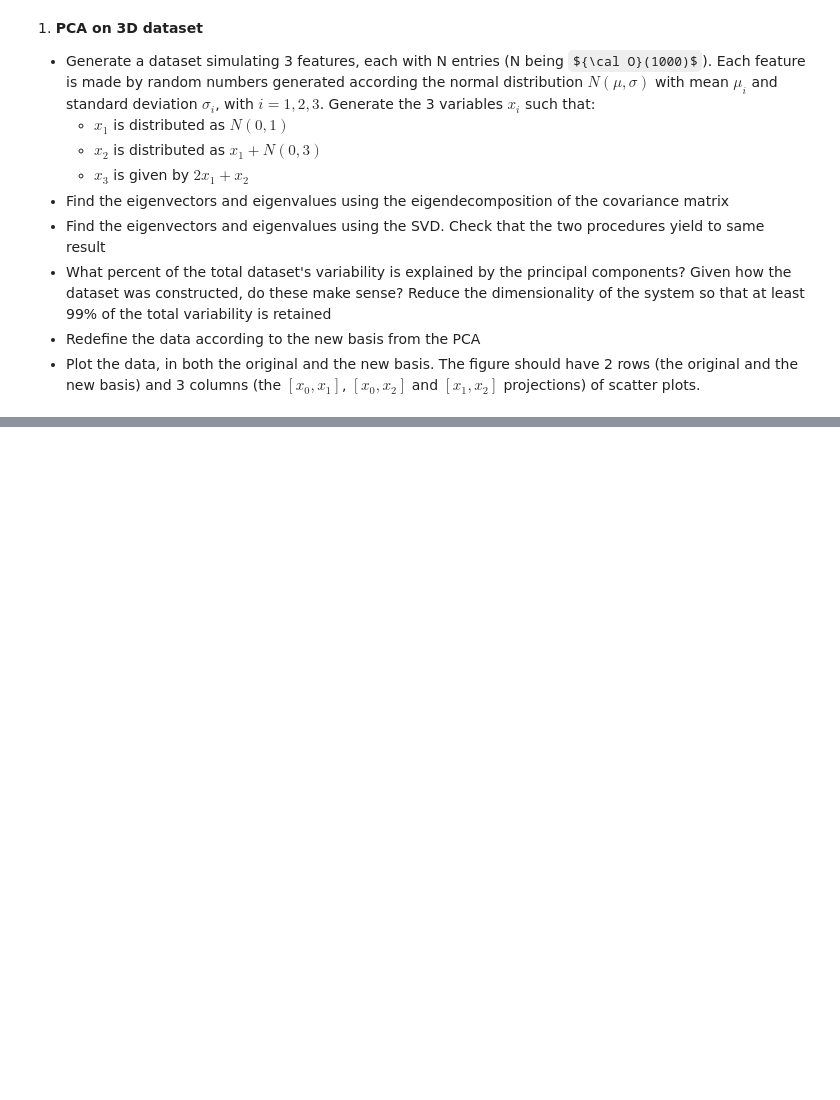
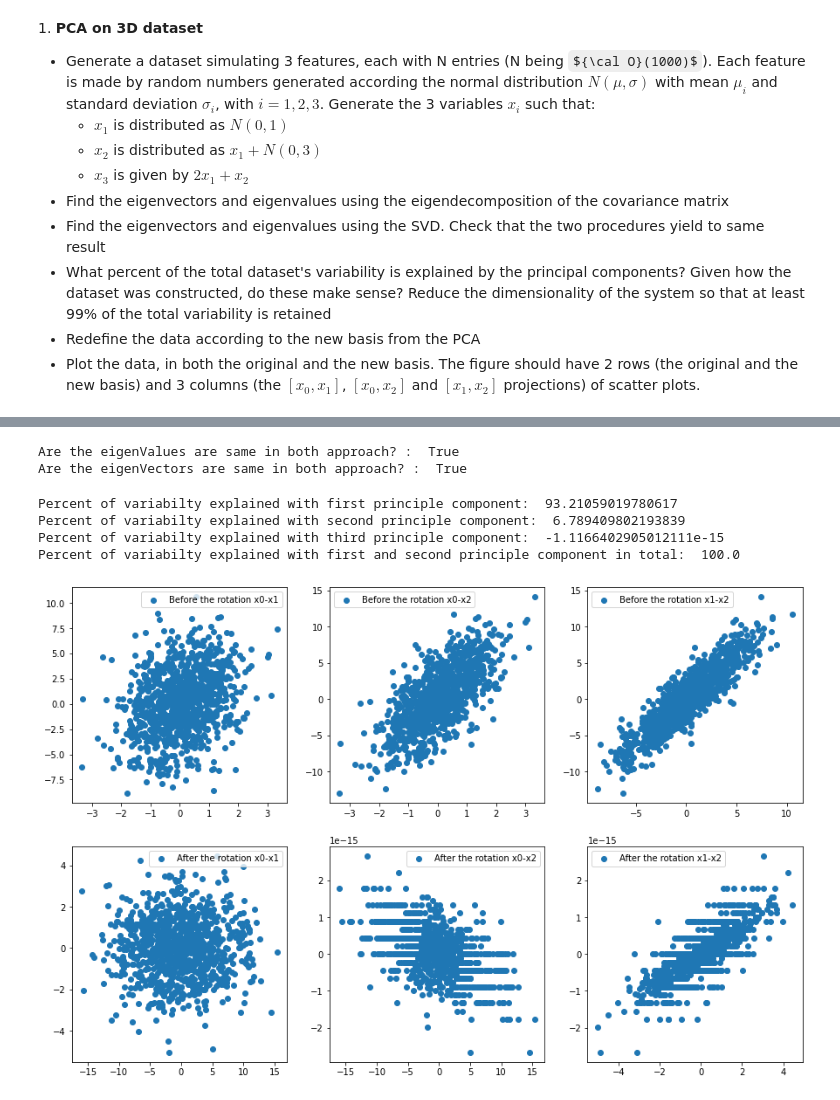
Before and after one commit to oemercemtabar/ScientificComputingWithPython2022, a Jupyter notebook: HW8_ÖmerCemTabar.ipynb, the cells around one changed output, grey strips where cells are left out. Cells and saved outputs as stored; diff of their text form; code cells hidden in the pictures; some formulas as TeX source; blank space fills up the shorter version.

```diff
--- a/HW8_ÖmerCemTabar.ipynb
+++ b/HW8_ÖmerCemTabar.ipynb
@@ -129,0 +165,70 @@ False
+# %%
+########################################################################################
+
+############## YIELDING SAME RESULT CHECK ##############################################
+
+#Rows in the Tranpose of the Unitary Matrix V are the eigenvectors(SVD)
+#Whereas the columns in the eigenVector matrix is the eigenvectors
+
+truthValueEigenValues = np.allclose(eigenValues, SpectrumMatrix)
+truthValueEigenVectors = np.allclose(eigenVectors, UnitaryMatrixU)
+
+print("Are the eigenValues are same in both approach? : ",truthValueEigenValues)
+print("Are the eigenVectors are same in both approach? : ",truthValueEigenVectors)
+
+#######################################################################################
+# %% [output]
+Are the eigenValues are same in both approach? :  True
+Are the eigenVectors are same in both approach? :  True
+# %%
+#RECAP
+#The eigenvectors with the lowest eigenvalues bear the least information the distrubtion of the data
+#These are the ones that can be dropped
+#Since we have previously ranked the eigenvalues from highest to lowest
+#We do not need for ranking operation
+
+print("Percent of variabilty explained with first principle component: ", eigenValues[0]/ np.sum(eigenValues) * 100)
+print("Percent of variabilty explained with second principle component: ", eigenValues[1]/ np.sum(eigenValues) * 100)
+print("Percent of variabilty explained with third principle component: ", eigenValues[2]/ np.sum(eigenValues) * 100)
+
+#It is obvious that the first and second principle component gives the most variance(percent of the variability) of the data.
+#However, third principle component has no influence on the data's variability
+#Hence below calculation gives the total percent of variability of first two principle components
+print("Percent of variabilty explained with first and second principle component in total: ", np.sum([eigenValues[0], eigenValues[1]]) / np.sum(eigenValues) * 100)
+#We know that first principle component is showing the most of the variance
+#Also second principle components has the second infulential variance
+#Using first principal component and second principal component, we retain 100% variability.
+#By taking into consideration of the creation of dataset, this totally makes sense.
+#That is why dimensionality reductions will be done accordingly.
+#However PCA3 component in this calculations, has no effect or contribution to the dataset
+# %% [output]
+Percent of variabilty explained with first principle component:  93.21059019780617
+Percent of variabilty explained with second principle component:  6.789409802193839
+Percent of variabilty explained with third principle component:  -1.1166402905012111e-15
+Percent of variabilty explained with first and second principle component in total:  100.0
+# %%
+#Rotate all the data points accordingly to the new base by multiplying by the transpose of matrix V
+#Redifining the data according to the new basis of PCA
+rotatedDataset = np.dot(eigenVectors.T, dataset)
+# %%
+#Plotting the appliances in accordance with the PCA components
+#Upper cells denotes the sampling of the features before the rotation (data's shown in pairwise)
+#Lower cells denotes the sampling of the features after the rotation (data's shown in pairwise)
+
+fig, ax = plt.subplots(2,3,figsize=(15, 10))
+ax[0,0].scatter(dataset[0,:],dataset[1,:], label = "Before the rotation x0-x1")
+ax[0,0].legend()
+ax[0,1].scatter(dataset[0,:],dataset[2,:], label = "Before the rotation x0-x2")
+ax[0,1].legend()
+ax[0,2].scatter(dataset[1,:],dataset[2,:], label = "Before the rotation x1-x2")
+ax[0,2].legend()
+# order of eigendecomposition is setted the same with svd
+ax[1,0].scatter(rotatedDataset[0,:],rotatedDataset[1,:], label = "After the rotation x0-x1")
+ax[1,0].legend()
+ax[1,1].scatter(rotatedDataset[0,:],rotatedDataset[2,:], label = "After the rotation x0-x2")
+ax[1,1].legend()
+ax[1,2].scatter(rotatedDataset[1,:],rotatedDataset[2,:], label = "After the rotation x1-x2")
+ax[1,2].legend()
+plt.show()
+# %% [output]
+[figure, added]
```
Also changed, not shown: parts of 15 cells of this notebook.
